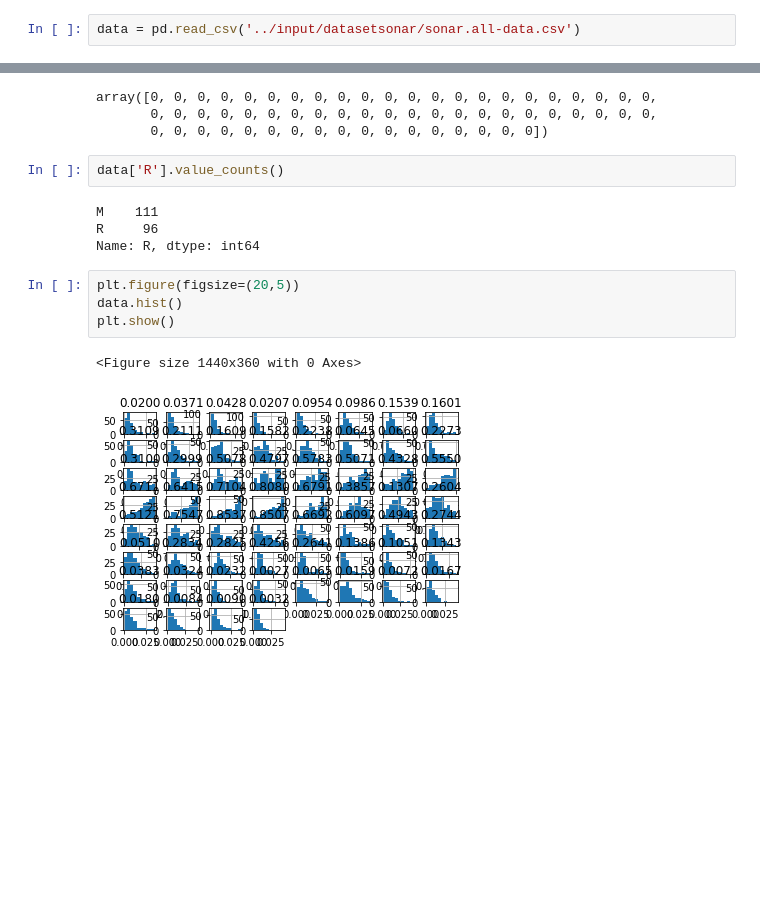
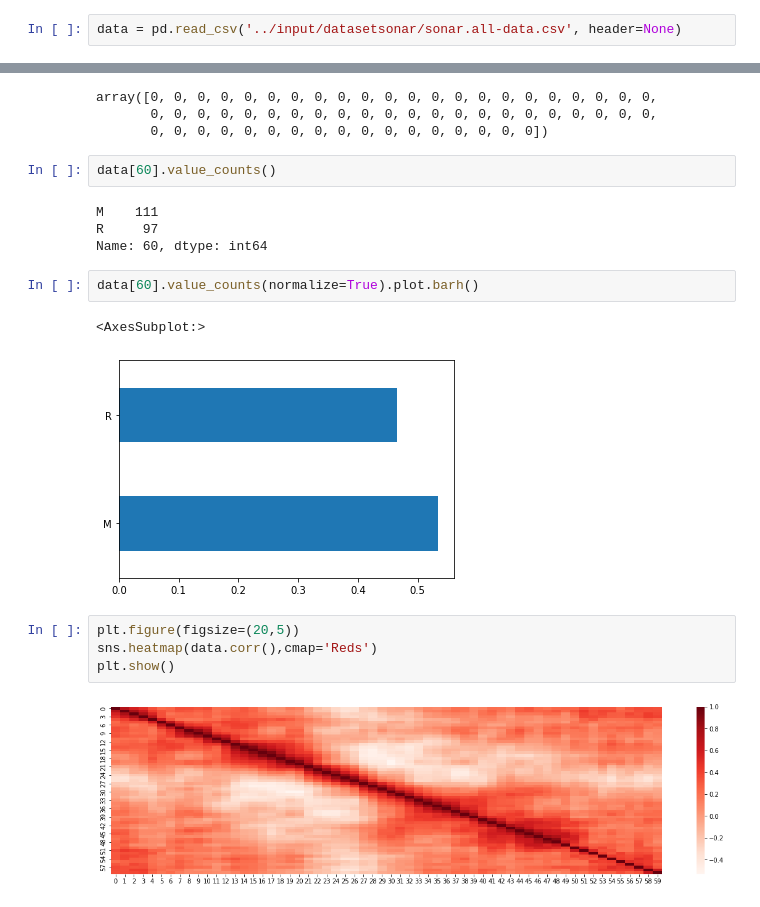
Before and after one commit to mahii6991/Kaggle_Projects, a Jupyter notebook: sonar-waves-anlysis.ipynb, the cells around one changed output, grey strips where cells are left out. Saved outputs shown, nothing was run; the diff lists cells and outputs as text; blank space fills up the shorter version.

Commit message:
Kaggle Notebook | Sonar Waves anlysis | Version 4

```diff
--- a/sonar-waves-anlysis.ipynb
+++ b/sonar-waves-anlysis.ipynb
@@ -8,7 +8,7 @@ import pandas as pd
 import matplotlib.pyplot as plt
 import seaborn as sns
 # %%
-data = pd.read_csv('../input/datasetsonar/sonar.all-data.csv')
+data = pd.read_csv('../input/datasetsonar/sonar.all-data.csv', header=None)
 # %%
 data.head()
 # %% [output]
@@ -64,15 +64,19 @@ array([0, 0, 0, 0, 0, 0, 0, 0, 0, 0, 0, 0, 0, 0, 0, 0, 0, 0, 0, 0, 0, 0,
        0, 0, 0, 0, 0, 0, 0, 0, 0, 0, 0, 0, 0, 0, 0, 0, 0, 0, 0, 0, 0, 0,
        0, 0, 0, 0, 0, 0, 0, 0, 0, 0, 0, 0, 0, 0, 0, 0, 0])
 # %%
-data['R'].value_counts()
+data[60].value_counts()
 # %% [output]
 M    111
-R     96
-Name: R, dtype: int64
+R     97
+Name: 60, dtype: int64
+# %%
+data[60].value_counts(normalize=True).plot.barh()
+# %% [output]
+<AxesSubplot:>
+[figure, added]
 # %%
 plt.figure(figsize=(20,5))
-data.hist()
+sns.heatmap(data.corr(),cmap='Reds')
 plt.show()
 # %% [output]
-<Figure size 1440x360 with 0 Axes>
-[figure, old version]
+[figure, new version]
```
Also changed, not shown: parts of 8 cells of this notebook.
